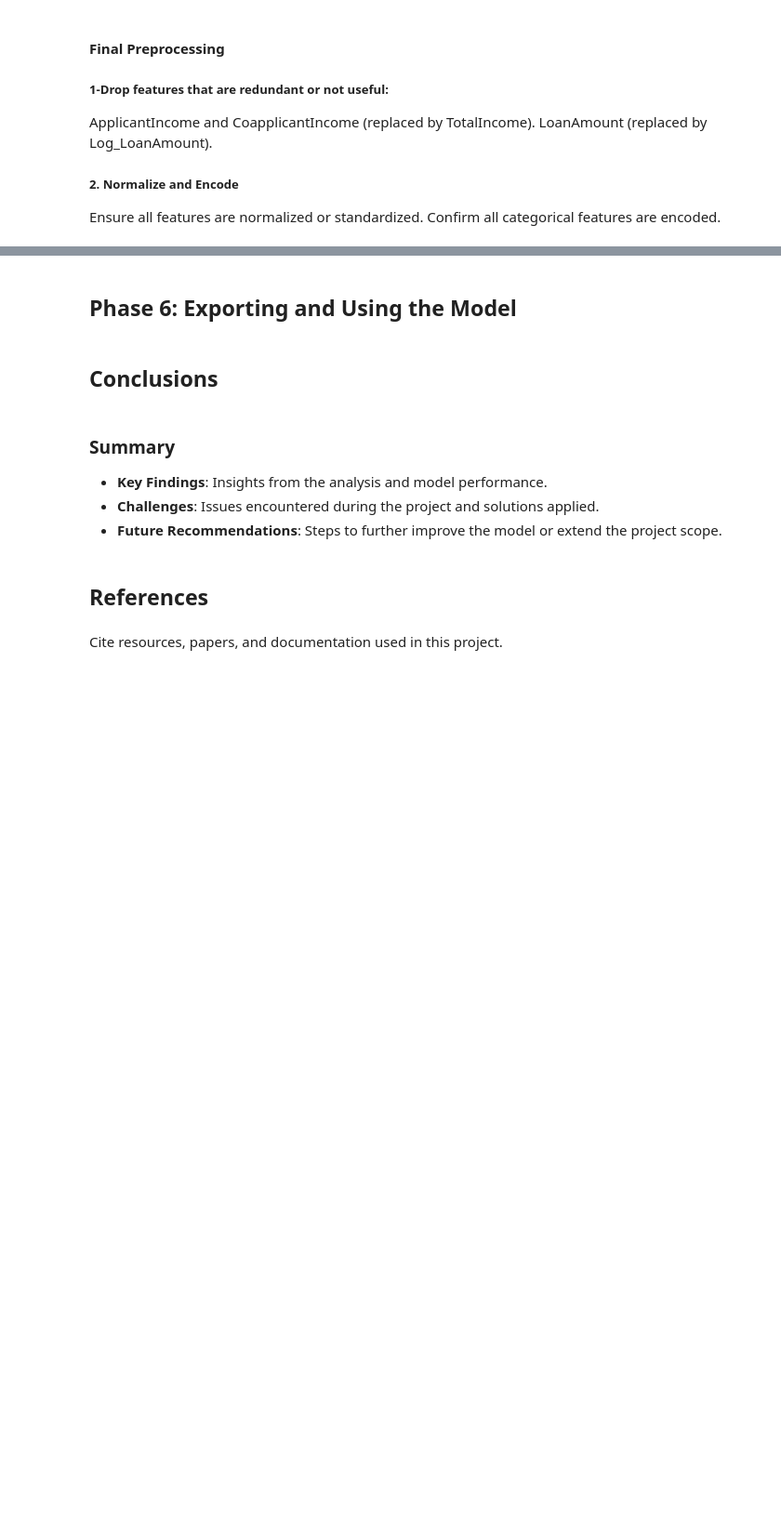
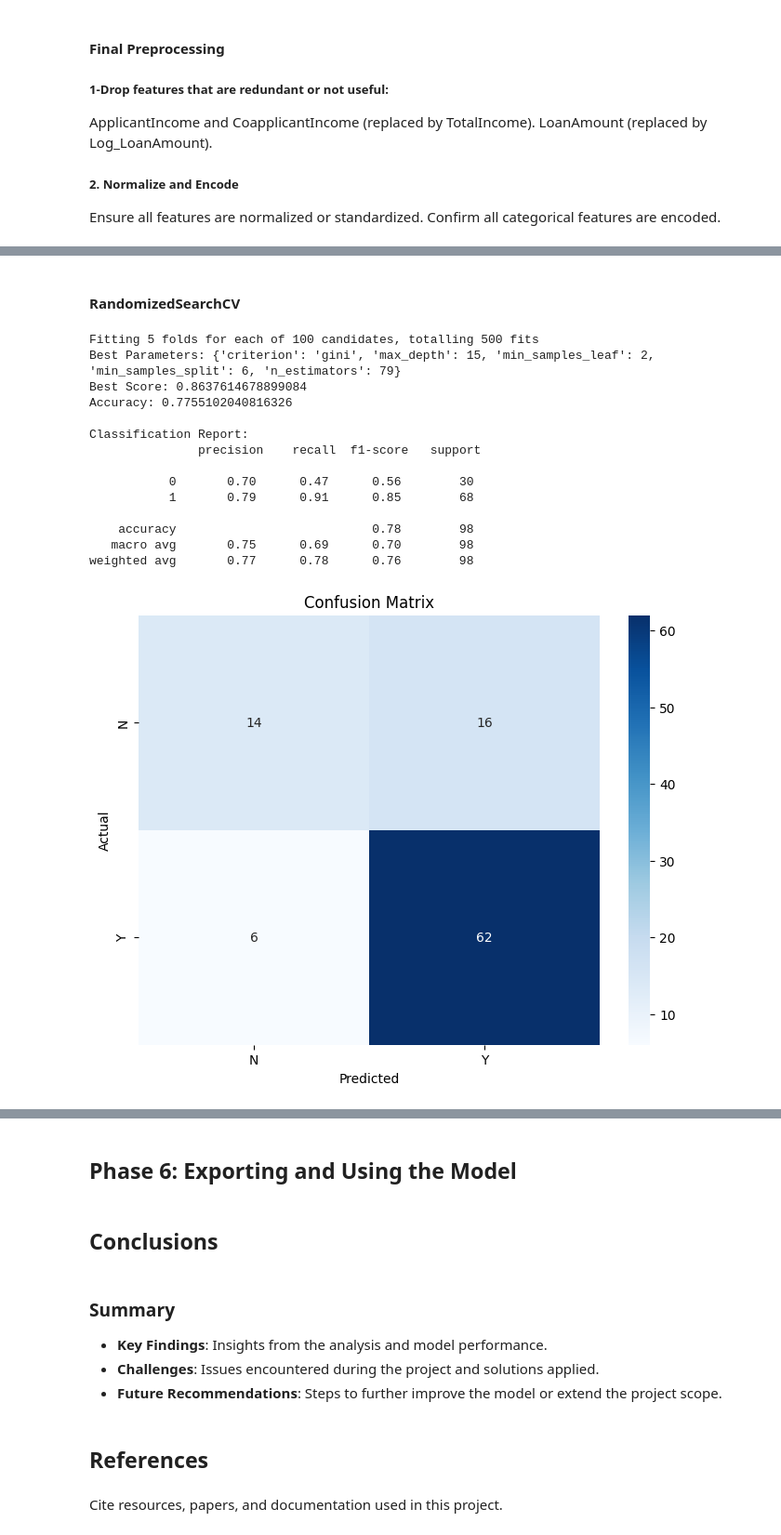
Before and after one commit to simbouch/classification, a Jupyter notebook: notebooks/loan_bank_notebook1.ipynb, the cells around one changed output, grey strips where cells are left out. Shown: that part at 93% size. Drawn from its saved outputs; the diff is of its cells as text; code cells hidden in the pictures; blank space fills up the shorter version.

```diff
--- a/notebooks/loan_bank_notebook1.ipynb
+++ b/notebooks/loan_bank_notebook1.ipynb
@@ -691,0 +877,78 @@ Preprocessed data saved to: C:\data\simplon_dev_ia_projects\projet_notebooks\cla
+# %% [markdown]
+#### RandomizedSearchCV
+# %%
+from sklearn.model_selection import RandomizedSearchCV
+from sklearn.ensemble import RandomForestClassifier
+from sklearn.metrics import accuracy_score, classification_report, confusion_matrix
+import seaborn as sns
+import matplotlib.pyplot as plt
+from scipy.stats import randint
+
+# Define the parameter distribution
+param_dist = {
+    'n_estimators': randint(50, 200),  # Number of trees
+    'max_depth': [5, 10, 15, None],  # Maximum tree depth
+    'min_samples_split': randint(2, 10),  # Minimum number of samples to split
+    'min_samples_leaf': randint(1, 5),  # Minimum number of samples per leaf
+    'criterion': ['gini', 'entropy']  # Splitting criteria
+}
+
+# Create the RandomForestClassifier
+clf = RandomForestClassifier(random_state=42)
+
+# RandomizedSearchCV
+random_search = RandomizedSearchCV(
+    estimator=clf,
+    param_distributions=param_dist,
+    n_iter=100,  # Number of random combinations to try
+    cv=5,  # 5-fold cross-validation
+    scoring='accuracy',
+    verbose=2,
+    n_jobs=-1,
+    random_state=42
+)
+
+# Fit RandomizedSearchCV
+random_search.fit(X_train_resampled, y_train_resampled)
+
+# Best parameters and best score
+print("Best Parameters:", random_search.best_params_)
+print("Best Score:", random_search.best_score_)
+
+# Train the best model
+best_clf = random_search.best_estimator_
+best_clf.fit(X_train_resampled, y_train_resampled)
+
+# Evaluate on test set
+y_pred = best_clf.predict(X_test)
+accuracy = accuracy_score(y_test, y_pred)
+report = classification_report(y_test, y_pred)
+conf_matrix = confusion_matrix(y_test, y_pred)
+
+# Print results
+print(f"Accuracy: {accuracy}")
+print("\nClassification Report:\n", report)
+
+# Confusion Matrix Visualization
+plt.figure(figsize=(8, 6))
+sns.heatmap(conf_matrix, annot=True, fmt="d", cmap="Blues", xticklabels=['N', 'Y'], yticklabels=['N', 'Y'])
+plt.title("Confusion Matrix")
+plt.xlabel("Predicted")
+plt.ylabel("Actual")
+plt.show()
+# %% [output]
+Fitting 5 folds for each of 100 candidates, totalling 500 fits
+Best Parameters: {'criterion': 'gini', 'max_depth': 15, 'min_samples_leaf': 2, 'min_samples_split': 6, 'n_estimators': 79}
+Best Score: 0.8637614678899084
+Accuracy: 0.7755102040816326
+
+Classification Report:
+               precision    recall  f1-score   support
+
+           0       0.70      0.47      0.56        30
+           1       0.79      0.91      0.85        68
+
+    accuracy                           0.78        98
+   macro avg       0.75      0.69      0.70        98
+weighted avg       0.77      0.78      0.76        98
+[figure, added]
```
Also changed, not shown: parts of 21 cells of this notebook, 2 other files.
